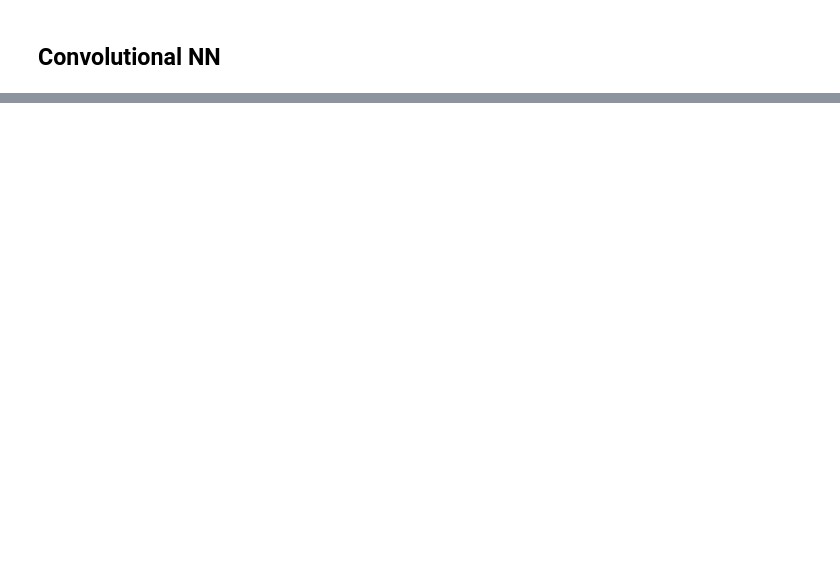
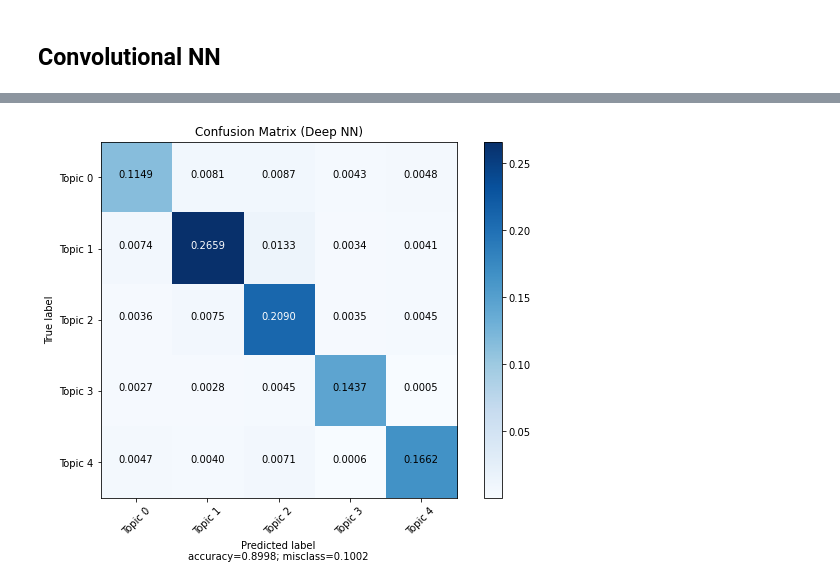
Before and after one commit to FreddieBrown/Jupyter-Trials, a Jupyter notebook: LDASentiment.ipynb, the cells around one changed output, grey strips where cells are left out. Saved outputs shown, nothing was run; the diff lists cells and outputs as text; code cells hidden in the pictures; blank space fills up the shorter version.

```diff
--- a/LDASentiment.ipynb
+++ b/LDASentiment.ipynb
@@ -319,5 +364,5 @@ es = EarlyStopping(monitor='val_loss', patience=3)
 # %%
-history = model.fit(X_train, y_train, batch_size=64, epochs=50, verbose=1, validation_split=0.2, callbacks=[es])
-
-score = model.evaluate(X_test, y_test, verbose=1)
+model = deep_model(topics)
+history = model.fit(X_train, hot_y_train, batch_size=batch_size, epochs=epochs, verbose=1, validation_split=0.2)
+score = model.evaluate(X_test, hot_y_test, verbose=1)
 # %% [output]
@@ -336,0 +386,6 @@ Epoch 6/50
+# %%
+pred_classes = model.predict_classes(X_test)
+confuse = confusion_matrix(y_test, pred_classes, np.unique(y_test))
+plot_confusion_matrix(confuse, ["Topic {}".format(str(tag)) for tag in np.unique(y_test)], title="Confusion Matrix (Deep NN)")
+# %% [output]
+[figure, added]
```
Also changed, not shown: parts of 34 cells of this notebook, 1 other file.
